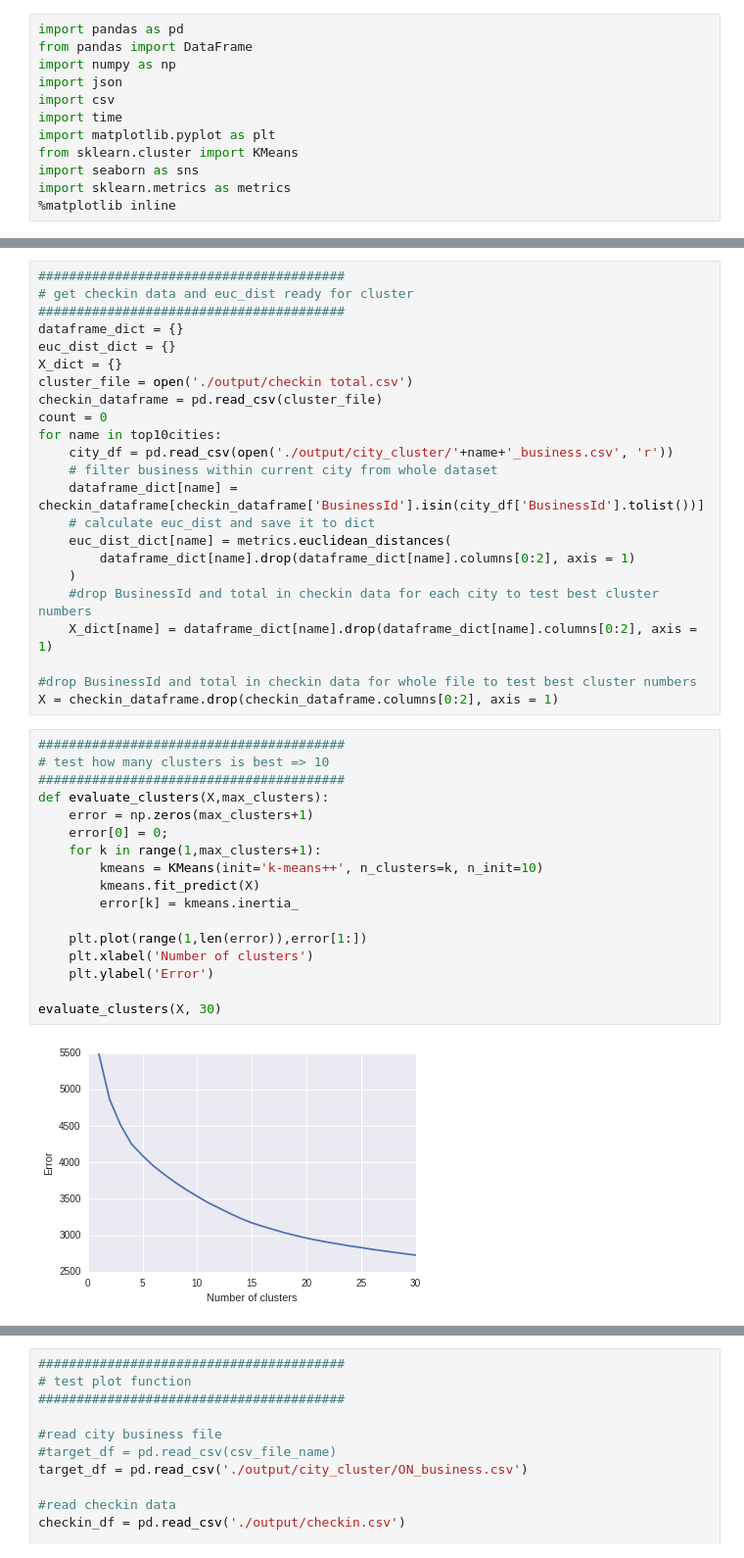
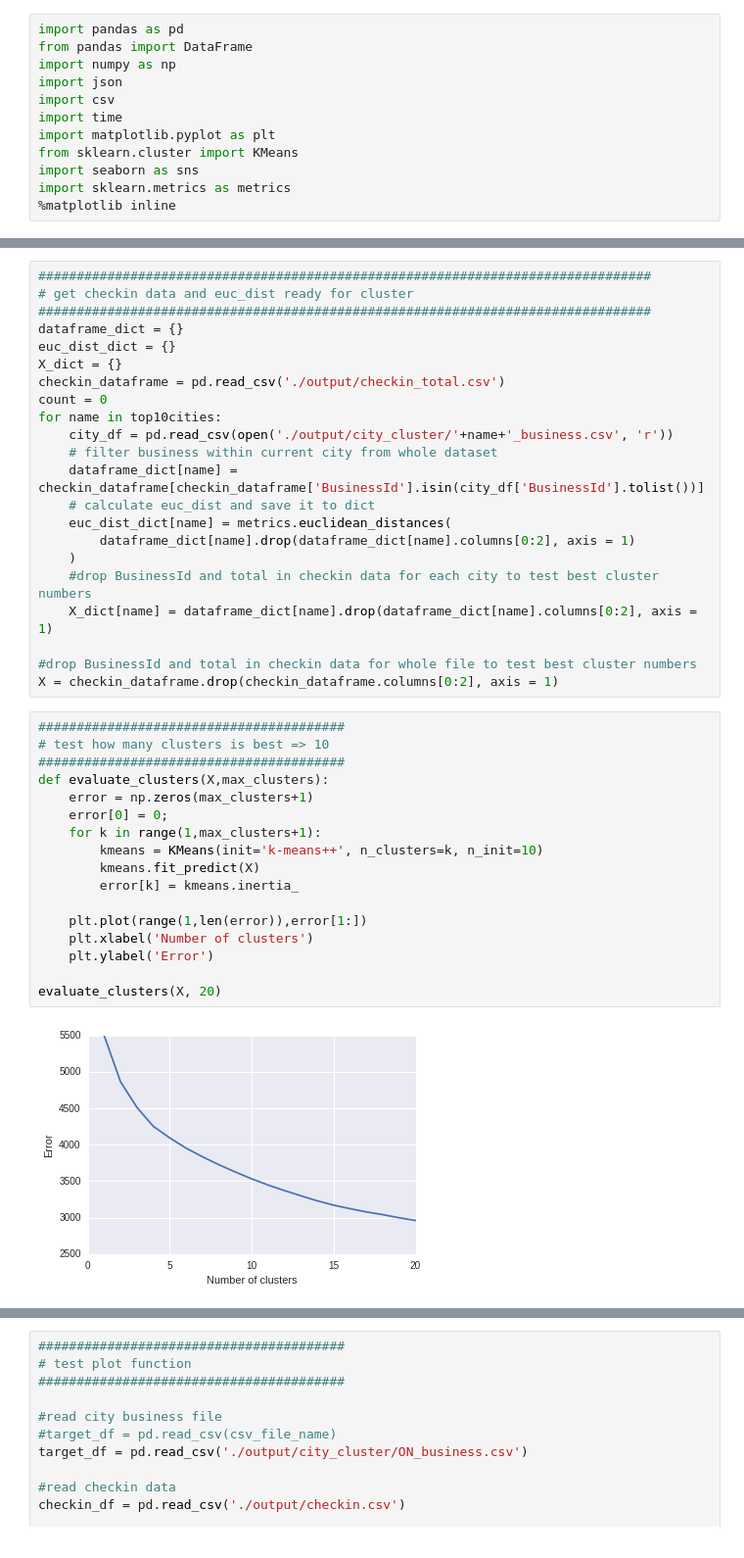
Before and after one commit to amalkadi/DataMiningProject, a Jupyter notebook: ClusterDataset.ipynb, the cells around one changed output, grey strips where cells are left out. Shown: that part at 98% size. Saved outputs shown, nothing was run; the diff lists cells and outputs as text.

```diff
--- a/ClusterDataset.ipynb
+++ b/ClusterDataset.ipynb
@@ -115,12 +95,11 @@ Name: business_id, dtype: object
 # %%
-########################################
+################################################################################
 # get checkin data and euc_dist ready for cluster
-########################################
+################################################################################
 dataframe_dict = {}
 euc_dist_dict = {}
 X_dict = {}
-cluster_file = open('./output/checkin total.csv')
-checkin_dataframe = pd.read_csv(cluster_file)
+checkin_dataframe = pd.read_csv('./output/checkin_total.csv')
 count = 0
 for name in top10cities:
     city_df = pd.read_csv(open('./output/city_cluster/'+name+'_business.csv', 'r'))
@@ -138,21 +117,21 @@ X = checkin_dataframe.drop(checkin_dataframe.columns[0:2], axis = 1)
 # %%
 ########################################
 # test how many clusters is best => 10
 ########################################
 def evaluate_clusters(X,max_clusters):
     error = np.zeros(max_clusters+1)
     error[0] = 0;
     for k in range(1,max_clusters+1):
         kmeans = KMeans(init='k-means++', n_clusters=k, n_init=10)
         kmeans.fit_predict(X)
         error[k] = kmeans.inertia_
 
     plt.plot(range(1,len(error)),error[1:])
     plt.xlabel('Number of clusters')
     plt.ylabel('Error')
 
-evaluate_clusters(X, 30)
+evaluate_clusters(X, 20)
 # %% [output]
-[figure, old version]
+[figure, new version]
 # %%
 ########################################
```
Also changed, not shown: parts of 6 cells of this notebook, 2 other files.
